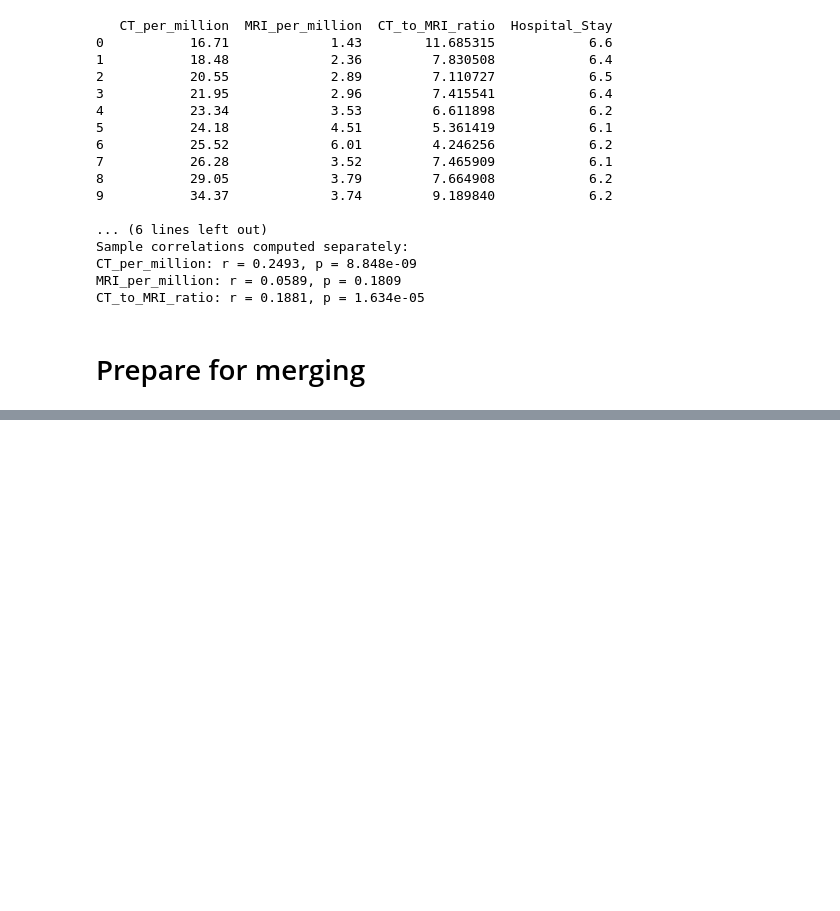
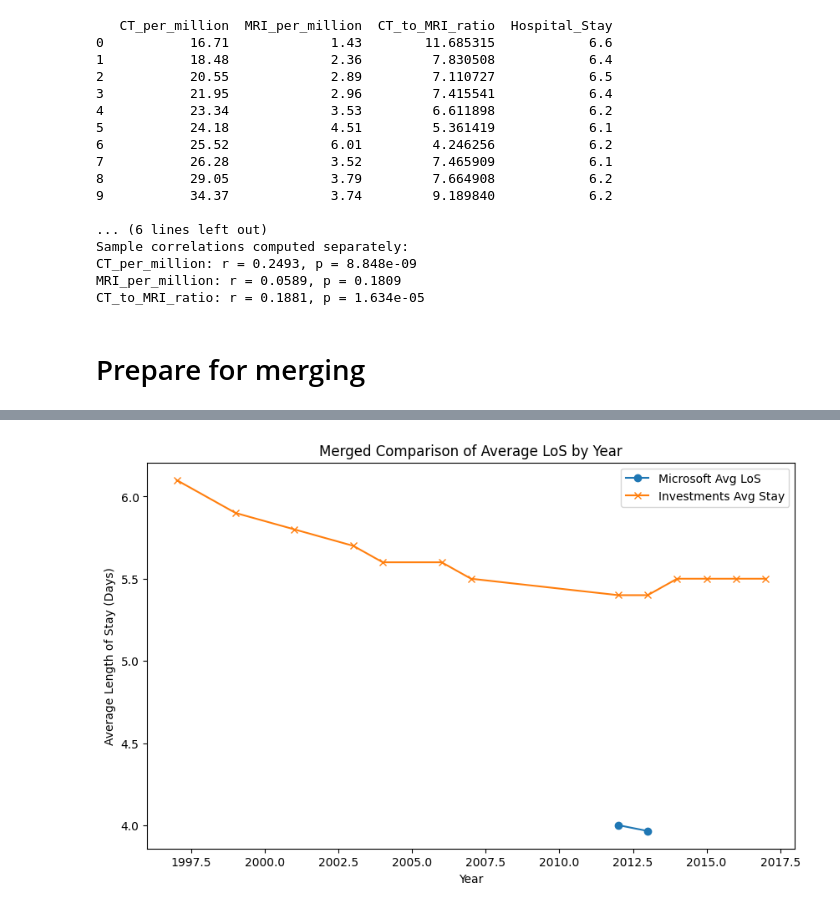
Before and after one commit to awillette89/LoS-analysis, a Jupyter notebook: length-of-stay.ipynb, the cells around one changed output, grey strips where cells are left out. Saved outputs shown, nothing was run; the diff lists cells and outputs as text; code cells hidden in the pictures; blank space fills up the shorter version.

Commit message:
merged data sets, basic visualization

```diff
--- a/length-of-stay.ipynb
+++ b/length-of-stay.ipynb
@@ -445,0 +489,19 @@ tables
+# %%
+# SQL query to merge datasets on 'Location' and 'year'
+merge_query = """
+SELECT
+    i.year,
+    m.lengthofstay AS avg_microsoft_los,
+    i.Hospital_Stay AS avg_investments_stay,
+    i.CT_per_million,
+    i.MRI_per_million,
+    i.CT_to_MRI_ratio
+FROM investments_los i
+LEFT JOIN microsoft_agg m ON i.year = m.year AND i.Location = m.Location
+WHERE i.Location = 'USA' -- Filter to assumed counter; remove if global comparison needed
+ORDER BY i.year;
+"""
+
+# Execute and load into Pandas for display/analysis
+merged_df = pd.read_sql(merge_query, conn)
+print(merged_df)
@@ -445,0 +523,12 @@ tables
+# %%
+# Example: Plot average LoS from both sources by year
+plt.figure(figsize=(10, 6))
+plt.plot(merged_df['year'], merged_df['avg_microsoft_los'], label='Microsoft Avg LoS', marker='o')
+plt.plot(merged_df['year'], merged_df['avg_investments_stay'], label='Investments Avg Stay', marker='x')
+plt.xlabel('Year')
+plt.ylabel('Average Length of Stay (Days)')
+plt.title('Merged Comparison of Average LoS by Year')
+plt.legend()
+plt.show()
+# %% [output]
+[figure, added]
```
Also changed, not shown: parts of 4 cells of this notebook.
